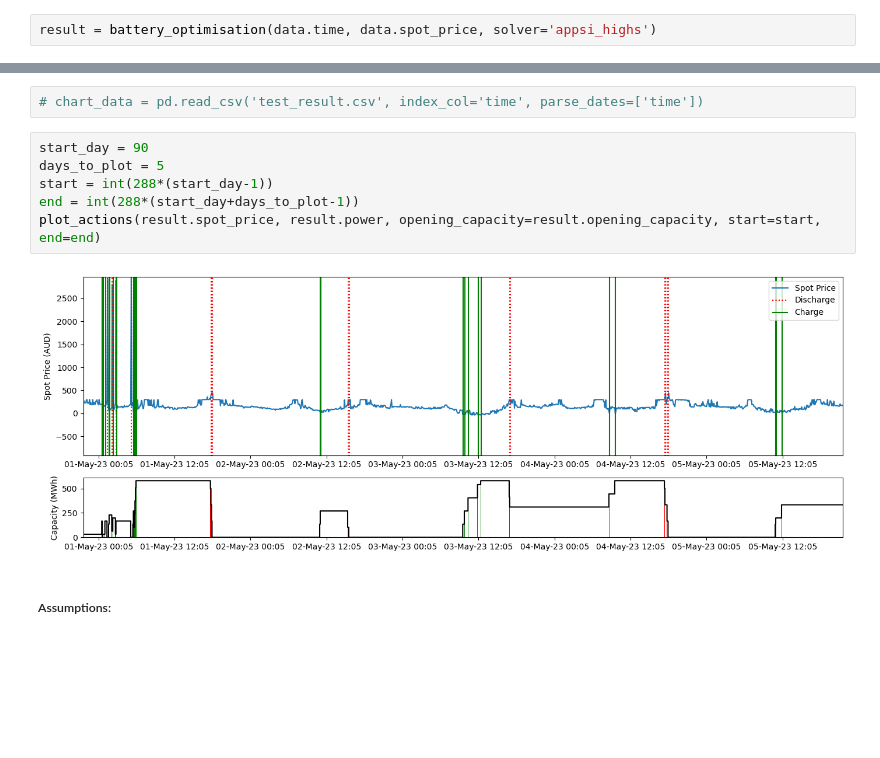
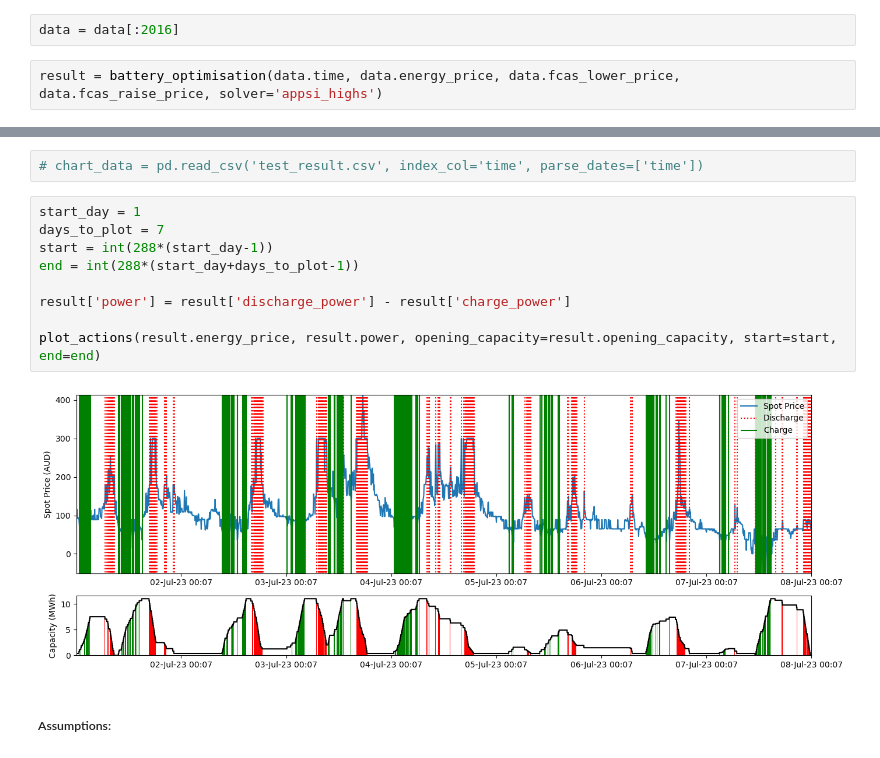
Before and after one commit to rccolle/Battery-Optimisation, a Jupyter notebook: algorithms/battery_optimise.ipynb, the cells around one changed output, grey strips where cells are left out. Saved outputs shown, nothing was run; the diff lists cells and outputs as text; blank space fills up the shorter version.

Commit message:
Test FCAS optimisation

```diff
--- a/algorithms/battery_optimise.ipynb
+++ b/algorithms/battery_optimise.ipynb
@@ -14,6 +14,8 @@ pd.set_option('display.float_format',lambda x : '%.2f' % x)
 # Read data
 data = pd.read_csv("../data/nsw.csv")
 data['time'] = pd.to_datetime(data['time'])
+# %%
+data = data[:2016]
 # %%
-result = battery_optimisation(data.time, data.spot_price, solver='appsi_highs')
+result = battery_optimisation(data.time, data.energy_price, data.fcas_lower_price, data.fcas_raise_price, solver='appsi_highs')
 # %%
@@ -23,13 +25,16 @@ result.to_csv('test_result_highs.csv')
 # %%
 # chart_data = pd.read_csv('test_result.csv', index_col='time', parse_dates=['time'])
 # %%
-start_day = 90
-days_to_plot = 5
+start_day = 1
+days_to_plot = 7
 start = int(288*(start_day-1))
 end = int(288*(start_day+days_to_plot-1))
-plot_actions(result.spot_price, result.power, opening_capacity=result.opening_capacity, start=start, end=end)
+
+result['power'] = result['discharge_power'] - result['charge_power']
+
+plot_actions(result.energy_price, result.power, opening_capacity=result.opening_capacity, start=start, end=end)
 # %% [output]
-[figure, old version]
+[figure, new version]
 # %% [markdown]
 ##### Assumptions:
 # %% [markdown]
```
Also changed, not shown: parts of 1 cell of this notebook, 2 other files.
